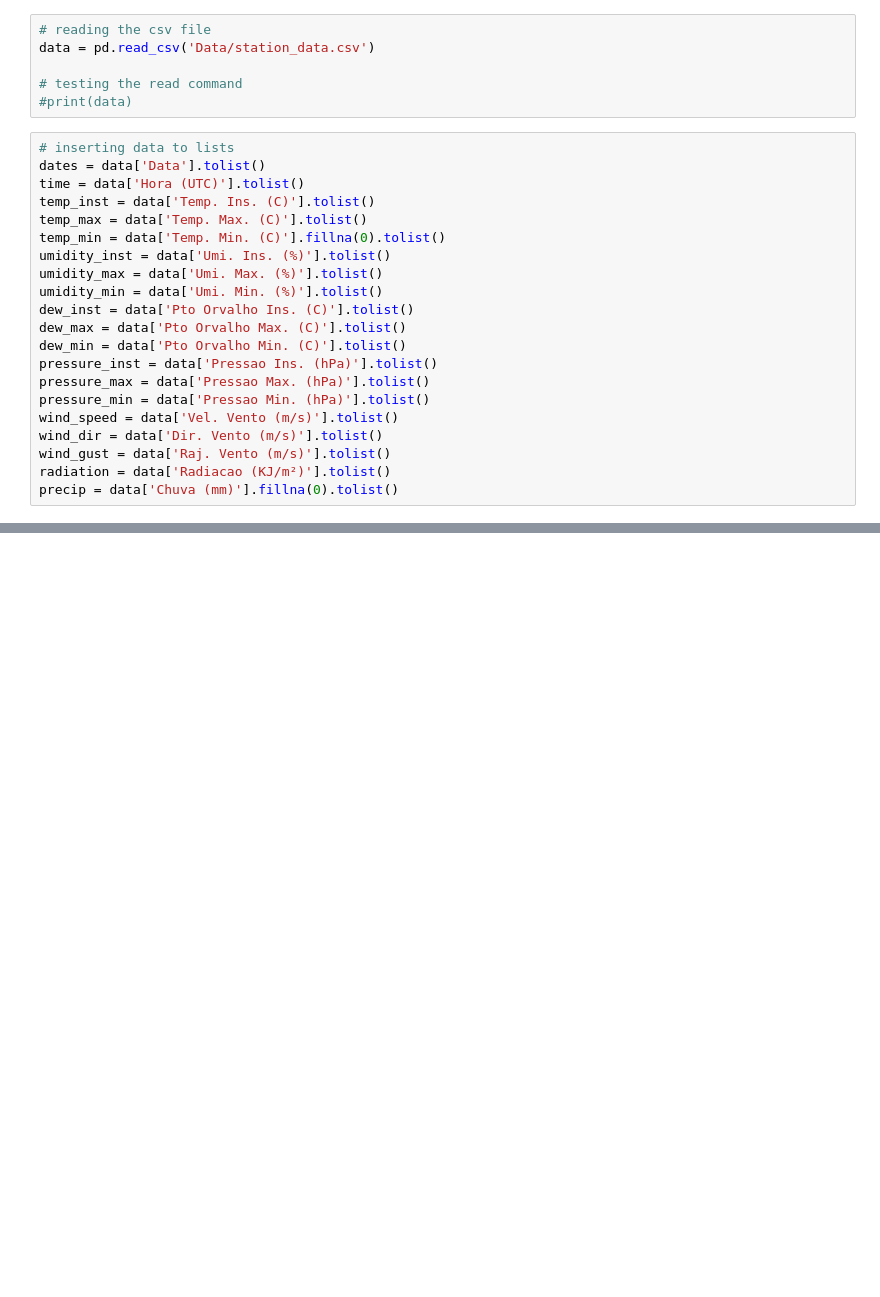
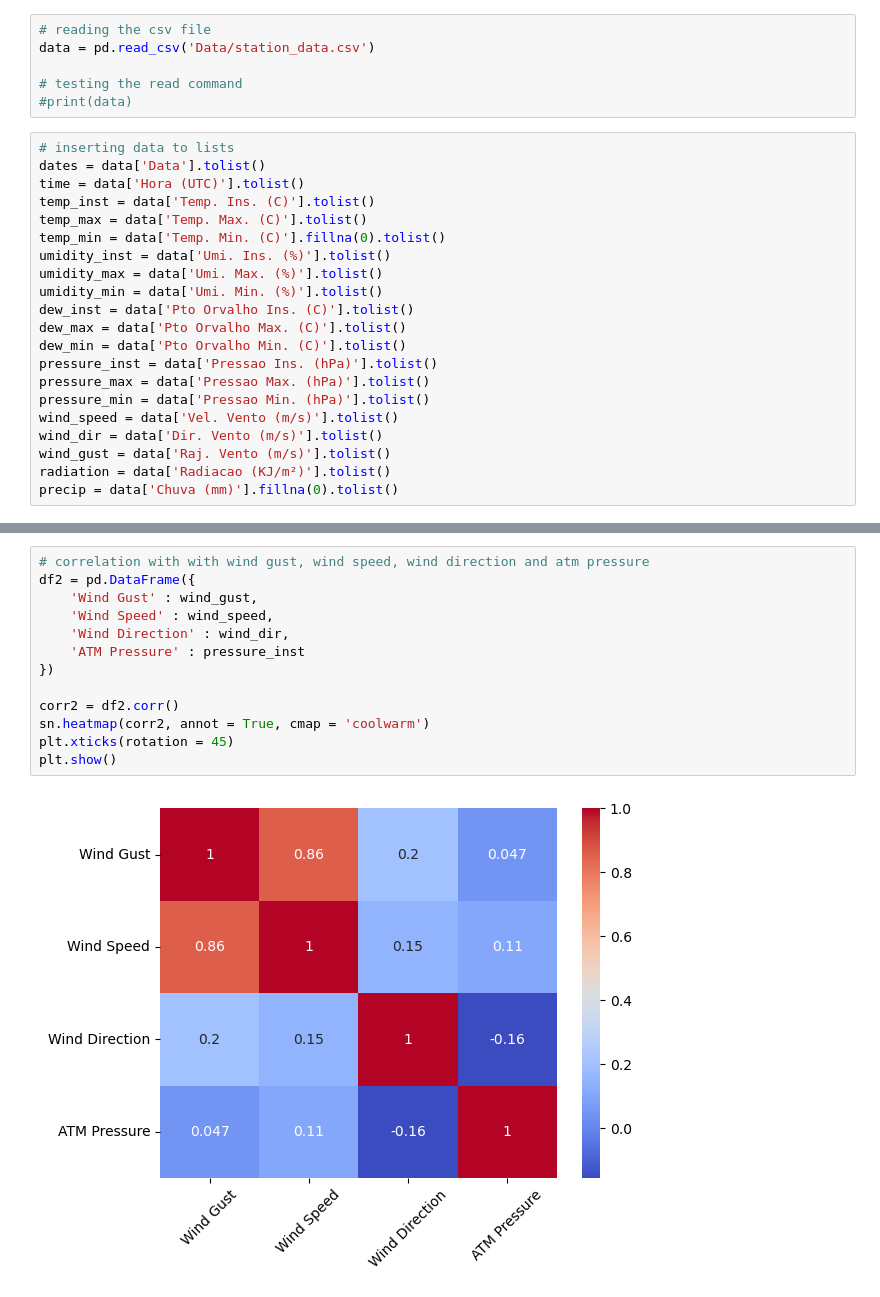
Before and after one commit to gustavopin/RainDataAnalysis, a Jupyter notebook: analysis.ipynb, the cells around one changed output, grey strips where cells are left out. Saved outputs shown, nothing was run; the diff lists cells and outputs as text; blank space fills up the shorter version.

```diff
--- a/analysis.ipynb
+++ b/analysis.ipynb
@@ -60,0 +100,15 @@ Daily Average Precipitation: 1.73 mm
+# %%
+# correlation with with wind gust, wind speed, wind direction and atm pressure
+df2 = pd.DataFrame({
+    'Wind Gust' : wind_gust,
+    'Wind Speed' : wind_speed,
+    'Wind Direction' : wind_dir,
+    'ATM Pressure' : pressure_inst
+})
+
+corr2 = df2.corr()
+sn.heatmap(corr2, annot = True, cmap = 'coolwarm')
+plt.xticks(rotation = 45)
+plt.show()
+# %% [output]
+[figure, added]
```
Also changed, not shown: parts of 3 cells of this notebook, 1 other file.
